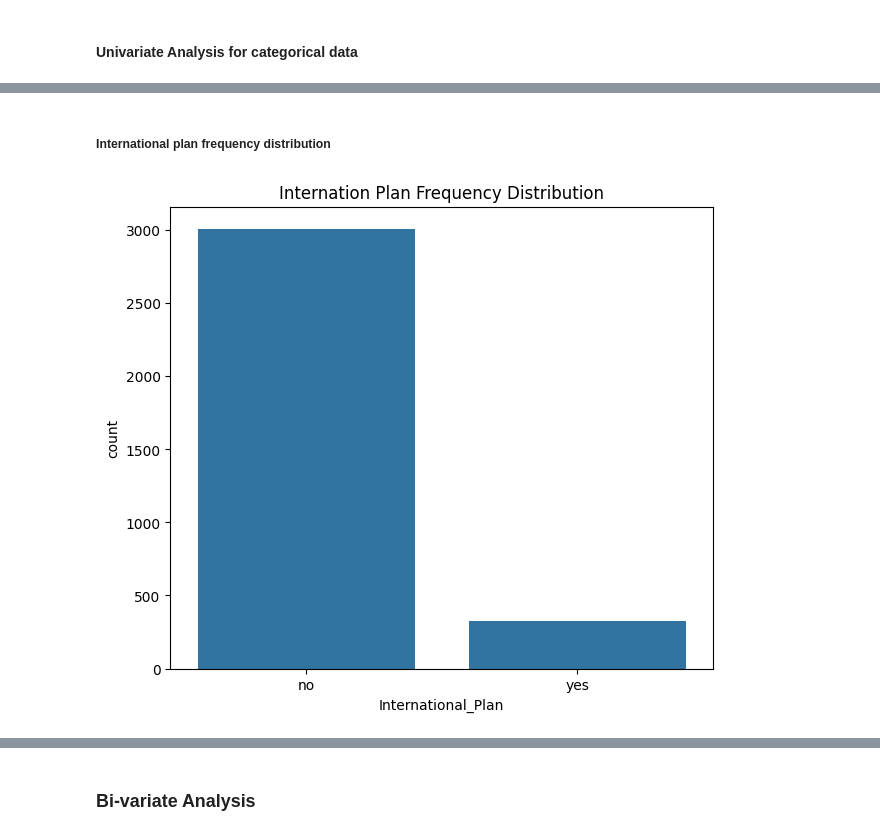
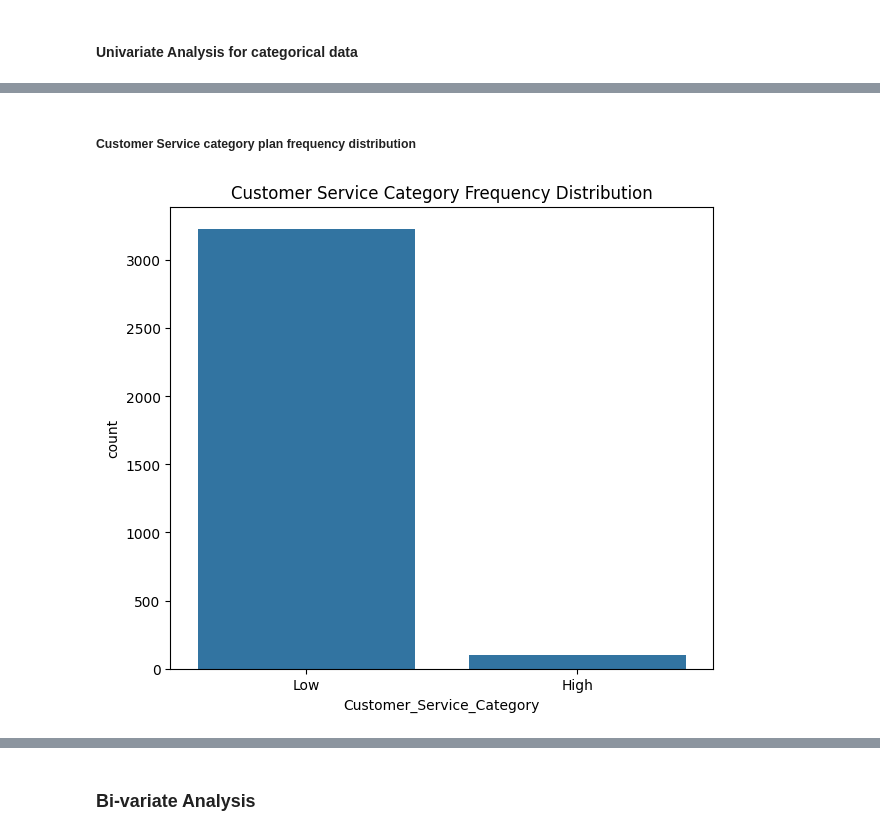
Before and after one commit to kennethnyangweso/Project-Predicting-customer-churn-in-the-Telecommunications-Industry, a Jupyter notebook: DSF- PHASE 3 PROJECT.ipynb, the cells around one changed output, grey strips where cells are left out. Saved outputs shown, nothing was run; the diff lists cells and outputs as text; code cells hidden in the pictures.

```diff
--- a/DSF- PHASE 3 PROJECT.ipynb
+++ b/DSF- PHASE 3 PROJECT.ipynb
@@ -451,9 +506,9 @@ plt.show()
 # %% [markdown]
-##### International plan frequency distribution
+##### Customer Service category plan frequency distribution
 # %%
 plt.figure(figsize=(7, 6))
-sns.countplot(x='International_Plan', data=dt1)
-plt.title('Internation Plan Frequency Distribution')
+sns.countplot(x='Customer_Service_Category', data=dt1)
+plt.title('Customer Service Category Frequency Distribution')
 plt.show()
 # %% [output]
-[figure, old version]
+[figure, new version]
```
Also changed, not shown: parts of 46 cells of this notebook.
